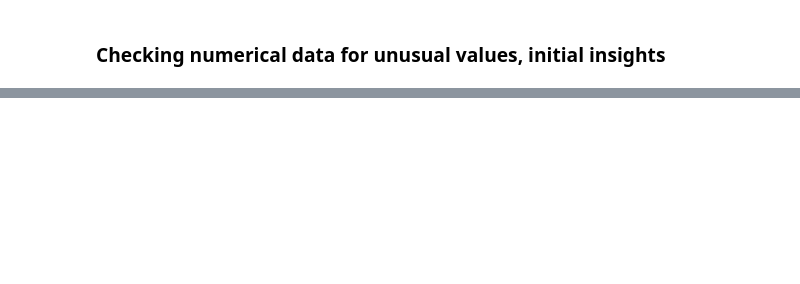
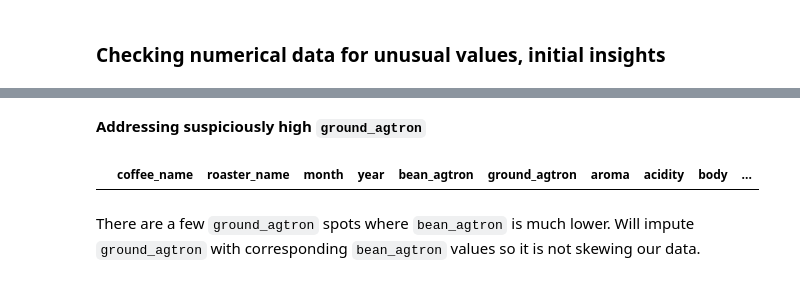
Before and after one commit to KMere21/capstone, a Jupyter notebook: Capstone_Project_Part_4_Compiling_Data-Kate_Meredith.ipynb, the cells around one changed output, grey strips where cells are left out. Saved outputs shown, nothing was run; the diff lists cells and outputs as text; code cells hidden in the pictures; blank space fills up the shorter version.

```diff
--- a/Capstone_Project_Part_4_Compiling_Data-Kate_Meredith.ipynb
+++ b/Capstone_Project_Part_4_Compiling_Data-Kate_Meredith.ipynb
@@ -383,0 +1194,9 @@ We'll come back to this.
+# %% [markdown]
+**Addressing suspiciously high `ground_agtron`**
+# %%
+#investigating spots with high groud_agtron
+coffee.loc[coffee['ground_agtron'] >= 100]
+# %% [output]
+|  | coffee_name | roaster_name | month | year | bean_agtron | ground_agtron | aroma | acidity | body | ... |
+# %% [markdown]
+There are a few `ground_agtron` spots where `bean_agtron` is much lower. Will impute `ground_agtron` with corresponding `bean_agtron` values so it is not skewing our data.
```
Also changed, not shown: parts of 127 cells of this notebook, 3 other files.
